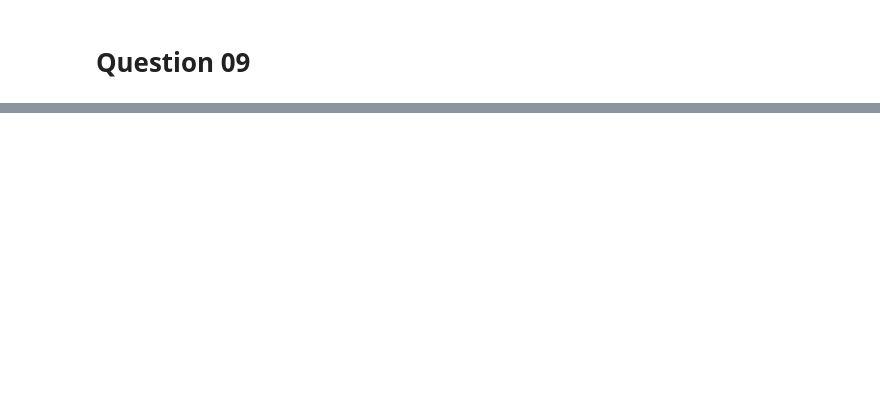
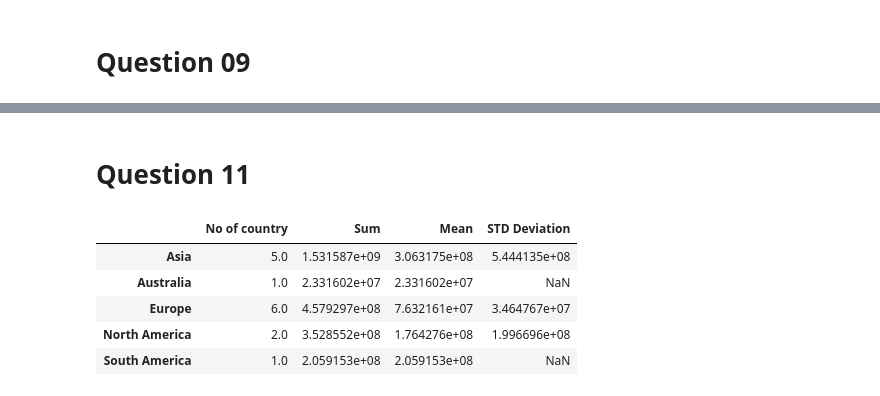
Before and after one commit to umar-khayam/DevNation_Tasks, a Jupyter notebook: 2021-10-27/Task_02.ipynb, the cells around one changed output, grey strips where cells are left out. Drawn from its saved outputs; the diff is of its cells as text; code cells hidden in the pictures; blank space fills up the shorter version.

```diff
--- a/2021-10-27/Task_02.ipynb
+++ b/2021-10-27/Task_02.ipynb
@@ -23,8 +23,9 @@ gdp.replace({"Korea, Rep.": "South Korea", "Iran, Islamic Rep.": "Iran", "Hong K
 # %%
 ScimEn= pnd.read_excel('scimagojr-3.xlsx')
 # %%
-def data_merging():
-    new_dataset= pnd.merge(pnd.merge(energy, gdp,on="Country" ),ScimEn ,on="Country",how='inner')
+new_dataset= pnd.merge(pnd.merge(energy, gdp,on="Country" ),ScimEn ,on="Country",how='inner')
+length_of_dataset=len(new_dataset)
+def data_merging(new_dataset):
     new_dataset.set_index("Country",inplace = True)
     new_dataset=new_dataset.sort_values('Rank')
     new_dataset=new_dataset[['Rank', 'Documents', 'Citable documents',
@@ -32,8 +33,10 @@ def data_merging():
                              'H index', 'Energy Supply','Energy Supply per capita','% Renewable', 2006.0,
                              2007.0, 2008.0, 2009.0, 2010.0, 2011.0, 2012.0, 2013.0, 2014.0, 2015.0]]
     new_dataset=new_dataset.drop_duplicates(subset=['Rank'])
-    return new_dataset[new_dataset['Rank']<=15]
-data_merging()
+    new_dataset=new_dataset[new_dataset['Rank']<=15]
+    return new_dataset
+new_dataset=data_merging(new_dataset)
+new_dataset
 # %% [output]
 |  | Rank | Documents | Citable documents | Citations | Self-citations | Citations per document | H index | ... |
 | Country |  |  |  |  |  |  |  | ... |
@@ -140,0 +174,17 @@ populas_country()
+# %% [markdown]
+# Question 11
+# %%
+ContinentDict = {'China':'Asia','United States':'North America', 'Japan':'Asia','United Kingdom':'Europe', 'Russian Federation':'Europe', 'Canada':'North America',
+'Germany':'Europe', 'India':'Asia', 'France':'Europe', 'South Korea':'Asia', 'Italy':'Europe', 'Spain':'Europe', 'Iran':'Asia', 'Australia':'Australia','Brazil':'South America'}
+group_data=pnd.DataFrame(columns=['No of country','Sum','Mean','STD Deviation'])
+
+for i,j in new_dataset.groupby(ContinentDict):
+    group_data.loc[i] = [len(j), j['Populas'].sum(),j['Populas'].mean(),j['Populas'].std()]
+group_data
+# %% [output]
+|  | No of country | Sum | Mean | STD Deviation |
+| Asia | 5.0 | 1.531587e+09 | 3.063175e+08 | 5.444135e+08 |
+| Australia | 1.0 | 2.331602e+07 | 2.331602e+07 | NaN |
+| Europe | 6.0 | 4.579297e+08 | 7.632161e+07 | 3.464767e+07 |
+| North America | 2.0 | 3.528552e+08 | 1.764276e+08 | 1.996696e+08 |
+| South America | 1.0 | 2.059153e+08 | 2.059153e+08 | NaN |
```
Also changed, not shown: parts of 13 cells of this notebook.
